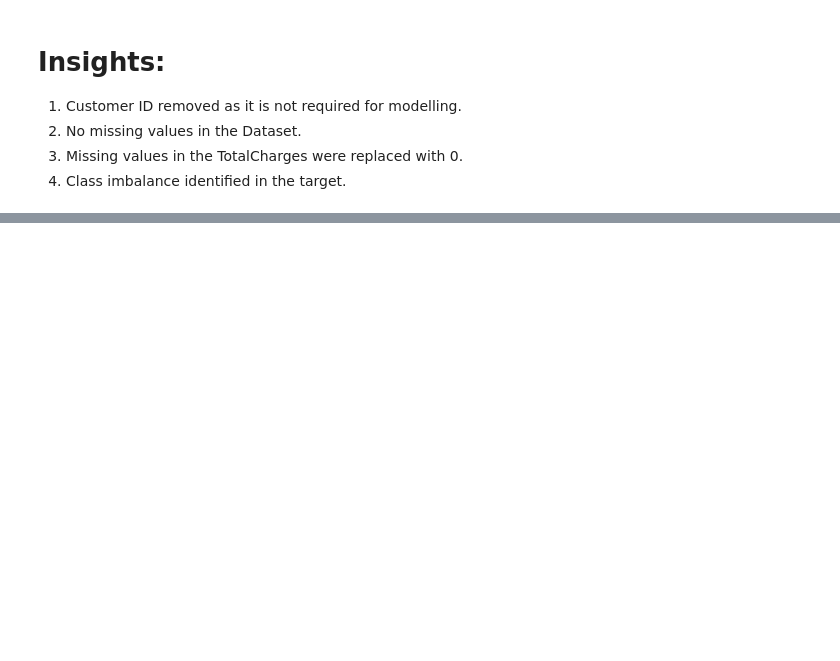
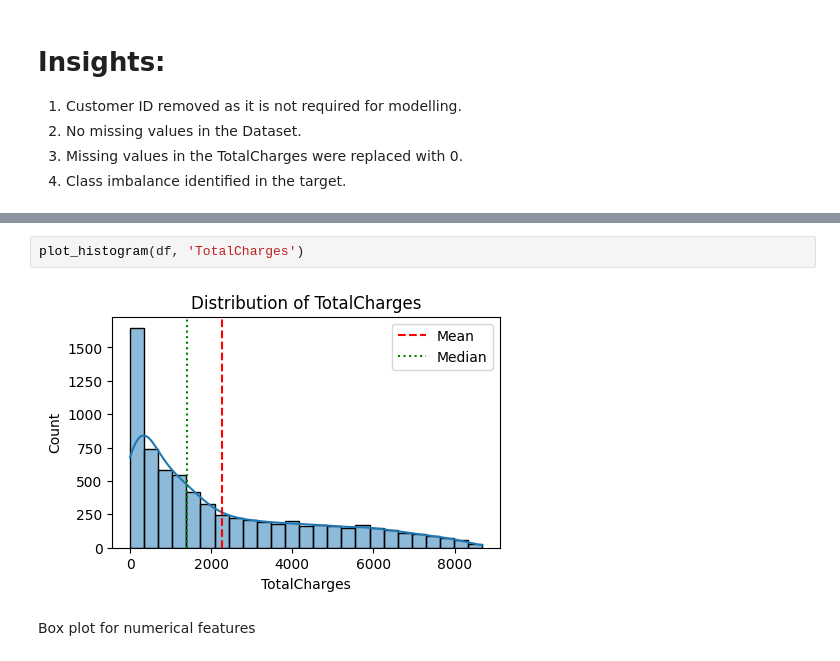
Before and after one commit to Ayush-singh04/python-ml-learnings, a Jupyter notebook: Customer_Churn_Prediction_for_Subscription_Services/Customer_Churn_prediction.ipynb, the cells around one changed output, grey strips where cells are left out. Cells and saved outputs as stored; diff of their text form; blank space fills up the shorter version.

```diff
--- a/Customer_Churn_Prediction_for_Subscription_Services/Customer_Churn_prediction.ipynb
+++ b/Customer_Churn_Prediction_for_Subscription_Services/Customer_Churn_prediction.ipynb
@@ -206,0 +245,6 @@ Name: count, dtype: int64
+# %%
+plot_histogram(df, 'TotalCharges')
+# %% [output]
+[figure, added]
+# %% [markdown]
+Box plot for numerical features
```
Also changed, not shown: parts of 58 cells of this notebook, 2 other files.
